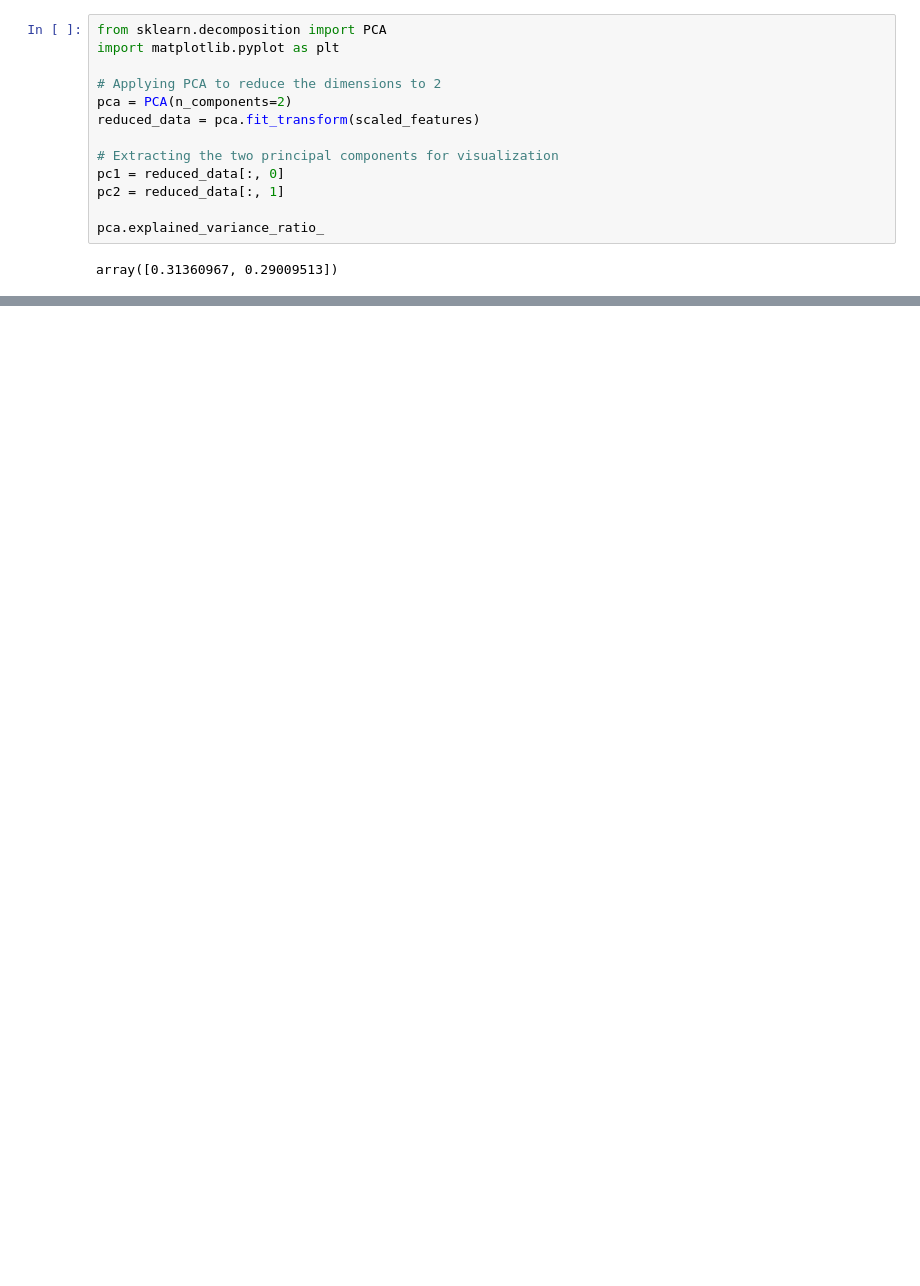
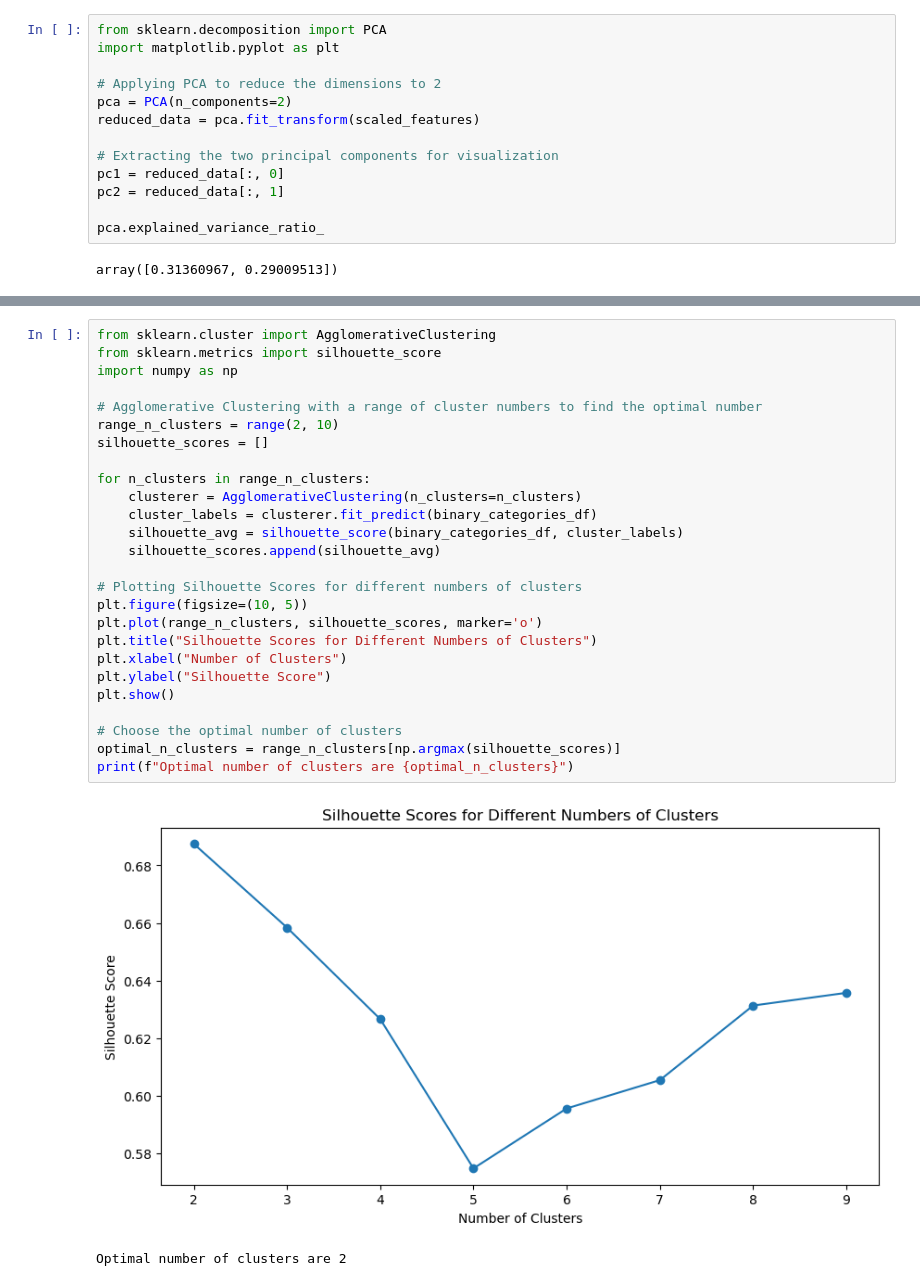
Before and after one commit to kanishkkg/ampba_24_group18_term2, a Jupyter notebook: ml_ul/GR_18_MLUL1_group18_Products.ipynb, the cells around one changed output, grey strips where cells are left out. Drawn from its saved outputs; the diff is of its cells as text; blank space fills up the shorter version.

```diff
--- a/ml_ul/GR_18_MLUL1_group18_Products.ipynb
+++ b/ml_ul/GR_18_MLUL1_group18_Products.ipynb
@@ -241,0 +522,29 @@ plt.show()
+# %%
+from sklearn.cluster import AgglomerativeClustering
+from sklearn.metrics import silhouette_score
+import numpy as np
+
+# Agglomerative Clustering with a range of cluster numbers to find the optimal number
+range_n_clusters = range(2, 10)
+silhouette_scores = []
+
+for n_clusters in range_n_clusters:
+    clusterer = AgglomerativeClustering(n_clusters=n_clusters)
+    cluster_labels = clusterer.fit_predict(binary_categories_df)
+    silhouette_avg = silhouette_score(binary_categories_df, cluster_labels)
+    silhouette_scores.append(silhouette_avg)
+
+# Plotting Silhouette Scores for different numbers of clusters
+plt.figure(figsize=(10, 5))
+plt.plot(range_n_clusters, silhouette_scores, marker='o')
+plt.title("Silhouette Scores for Different Numbers of Clusters")
+plt.xlabel("Number of Clusters")
+plt.ylabel("Silhouette Score")
+plt.show()
+
+# Choose the optimal number of clusters
+optimal_n_clusters = range_n_clusters[np.argmax(silhouette_scores)]
+print(f"Optimal number of clusters are {optimal_n_clusters}")
+# %% [output]
+[figure, added]
+Optimal number of clusters are 2
```
Also changed, not shown: parts of 46 cells of this notebook.
